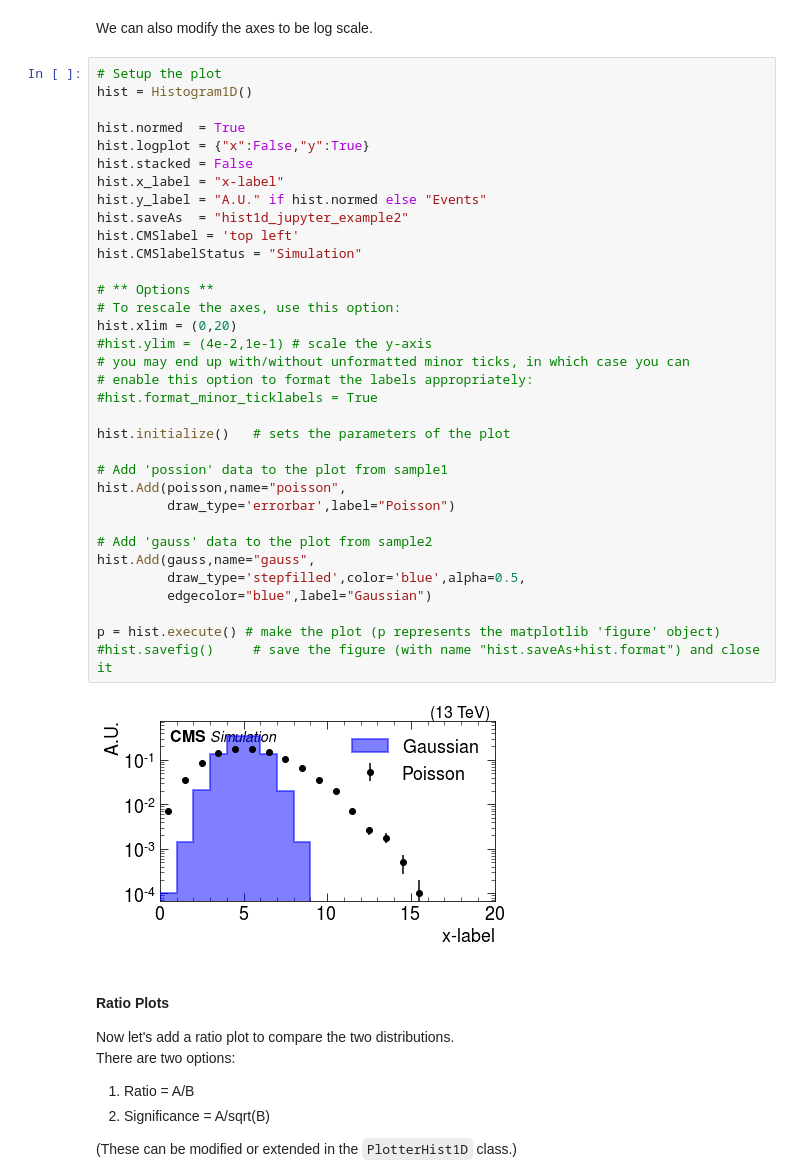
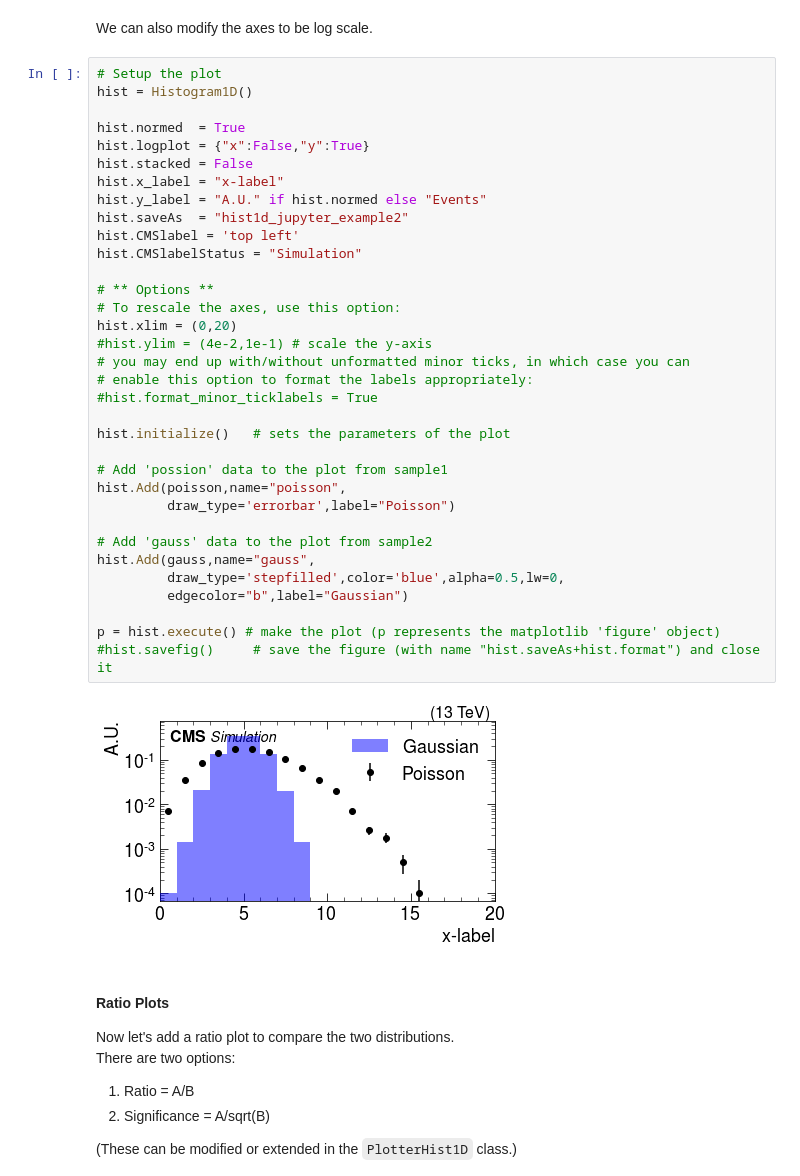
Before and after one commit to demarley/hepPlotter, a Jupyter notebook: examples/0-simple_1D.ipynb, the cells around one changed output. Cells and saved outputs as stored; diff of their text form.

Commit message:
Update notebooks and address ratio plot limits

```diff
--- a/examples/0-simple_1D.ipynb
+++ b/examples/0-simple_1D.ipynb
@@ -111,36 +111,36 @@ hist = Histogram1D()
 
 hist.normed  = True
 hist.logplot = {"x":False,"y":True}
 hist.stacked = False
 hist.x_label = "x-label"
 hist.y_label = "A.U." if hist.normed else "Events"
 hist.saveAs  = "hist1d_jupyter_example2"
 hist.CMSlabel = 'top left'
 hist.CMSlabelStatus = "Simulation"
 
 # ** Options **
 # To rescale the axes, use this option:
 hist.xlim = (0,20)
 #hist.ylim = (4e-2,1e-1) # scale the y-axis
 # you may end up with/without unformatted minor ticks, in which case you can
 # enable this option to format the labels appropriately:
 #hist.format_minor_ticklabels = True
 
 hist.initialize()   # sets the parameters of the plot
 
 # Add 'possion' data to the plot from sample1
 hist.Add(poisson,name="poisson",
          draw_type='errorbar',label="Poisson")
 
 # Add 'gauss' data to the plot from sample2
 hist.Add(gauss,name="gauss",
-         draw_type='stepfilled',color='blue',alpha=0.5,
-         edgecolor="blue",label="Gaussian")
+         draw_type='stepfilled',color='blue',alpha=0.5,lw=0,
+         edgecolor="b",label="Gaussian")
 
 p = hist.execute() # make the plot (p represents the matplotlib 'figure' object)
 #hist.savefig()     # save the figure (with name "hist.saveAs+hist.format") and close it
 # %% [output]
-[figure, old version]
+[figure, new version]
 # %% [markdown]
 #### Ratio Plots
 
```
Also changed, not shown: parts of 1 cell of this notebook, 2 other files.
